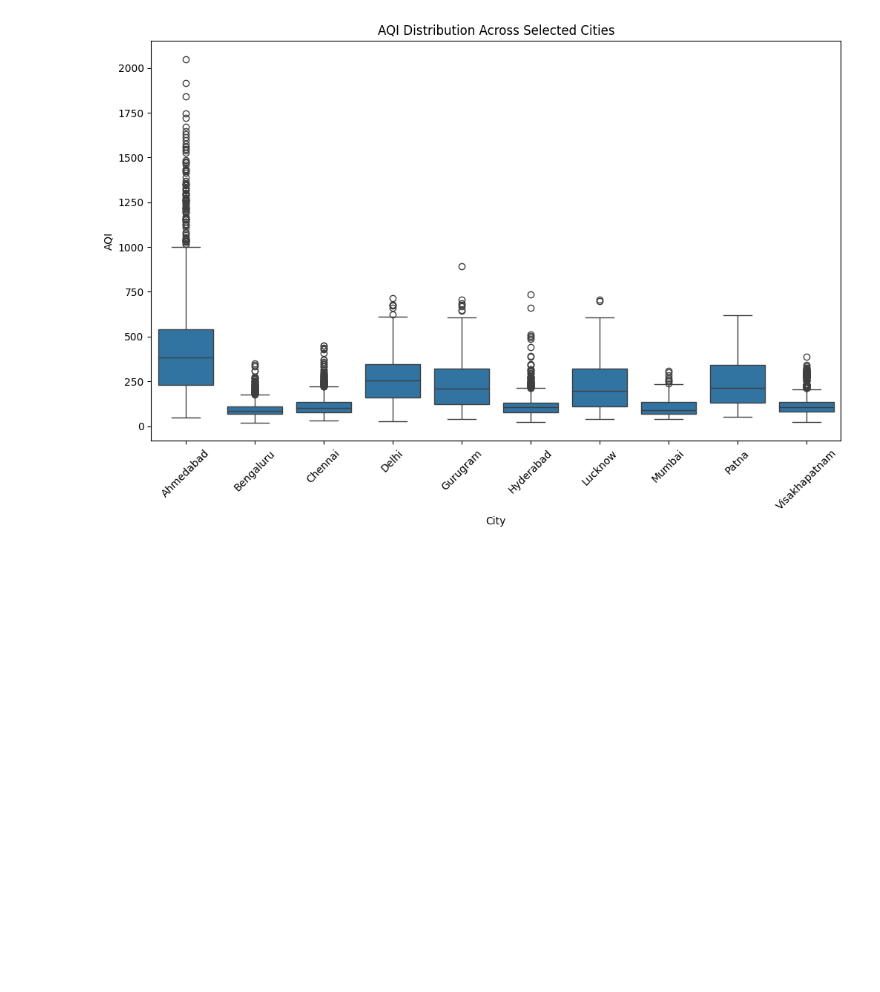
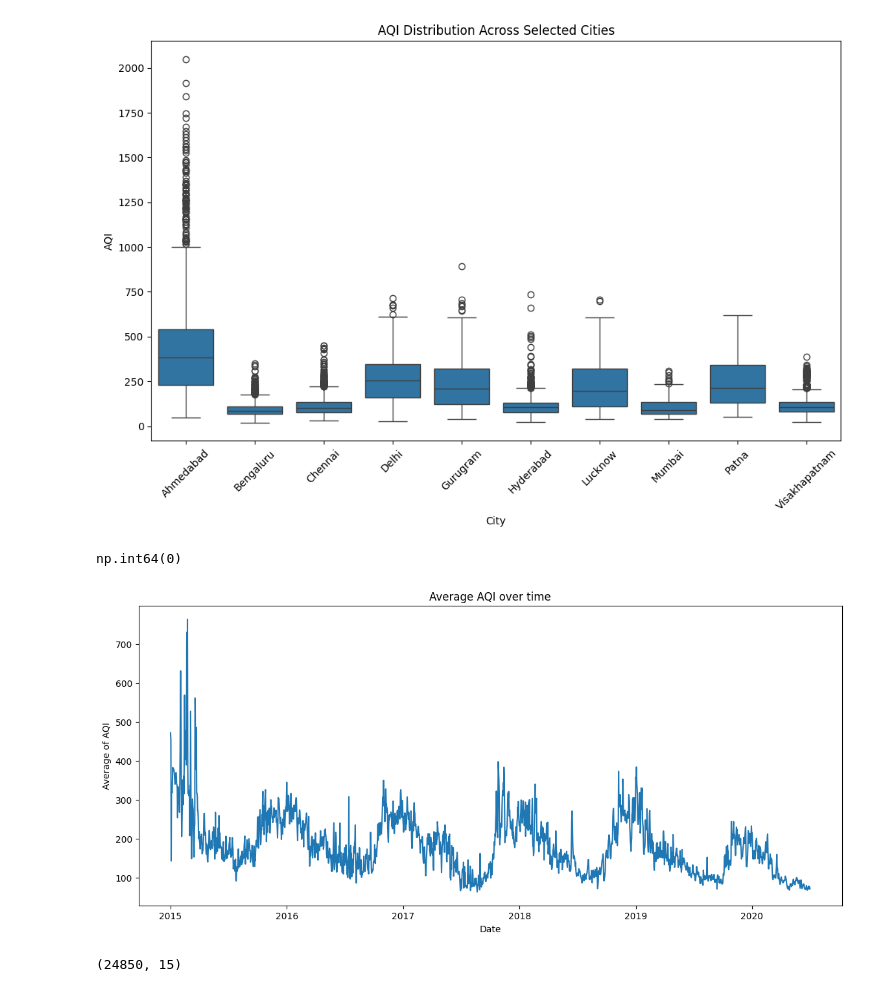
Before and after one commit to omkarsatpute18/AQI-air-quality-prediction, a Jupyter notebook: main.ipynb, the cells around one changed output. Drawn from its saved outputs; the diff is of its cells as text; code cells hidden in the pictures; blank space fills up the shorter version.

```diff
--- a/main.ipynb
+++ b/main.ipynb
@@ -660,3 +660,24 @@ plt.xticks(rotation=45)
 plt.show()
 # %% [output]
 [figure]
+# %%
+df["Date"] = pd.to_datetime(df["Date"], errors="coerce")
+# %%
+df["Date"].isnull().sum(
+
+)
+# %% [output]
+np.int64(0)
+# %%
+daily_aqi = df.groupby("Date")["AQI"].mean().reset_index()
+
+plt.figure(figsize=(14,6))
+
+sns.lineplot(data=daily_aqi,x="Date",y="AQI")
+
+plt.xlabel("Date")
+plt.ylabel("Average of AQI")
+plt.title("Average AQI over time")
+plt.show()
+# %% [output]
+[figure, added]
@@ -662,0 +693,4 @@ plt.show()
+# %%
+model_df.shape
+# %% [output]
+(24850, 15)
```
Also changed, not shown: parts of 9 cells of this notebook.
